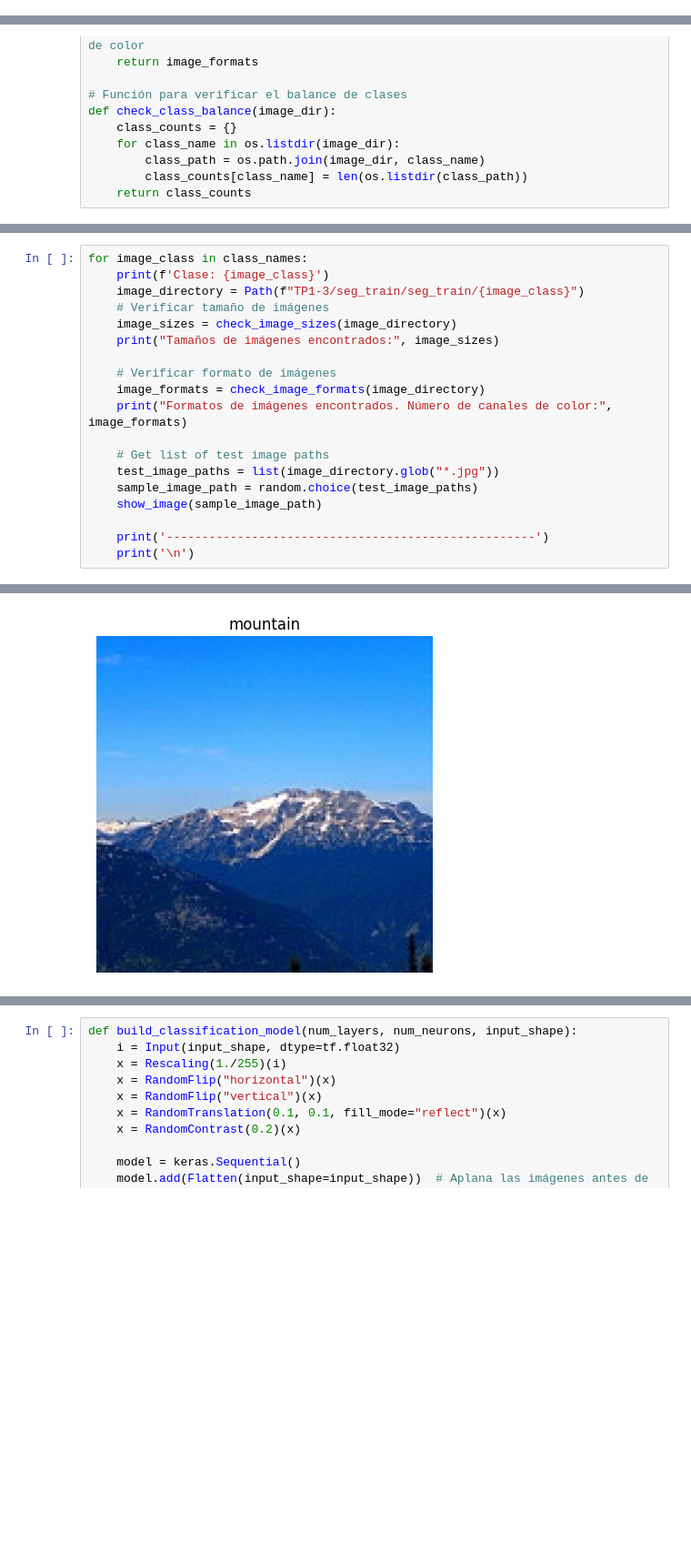
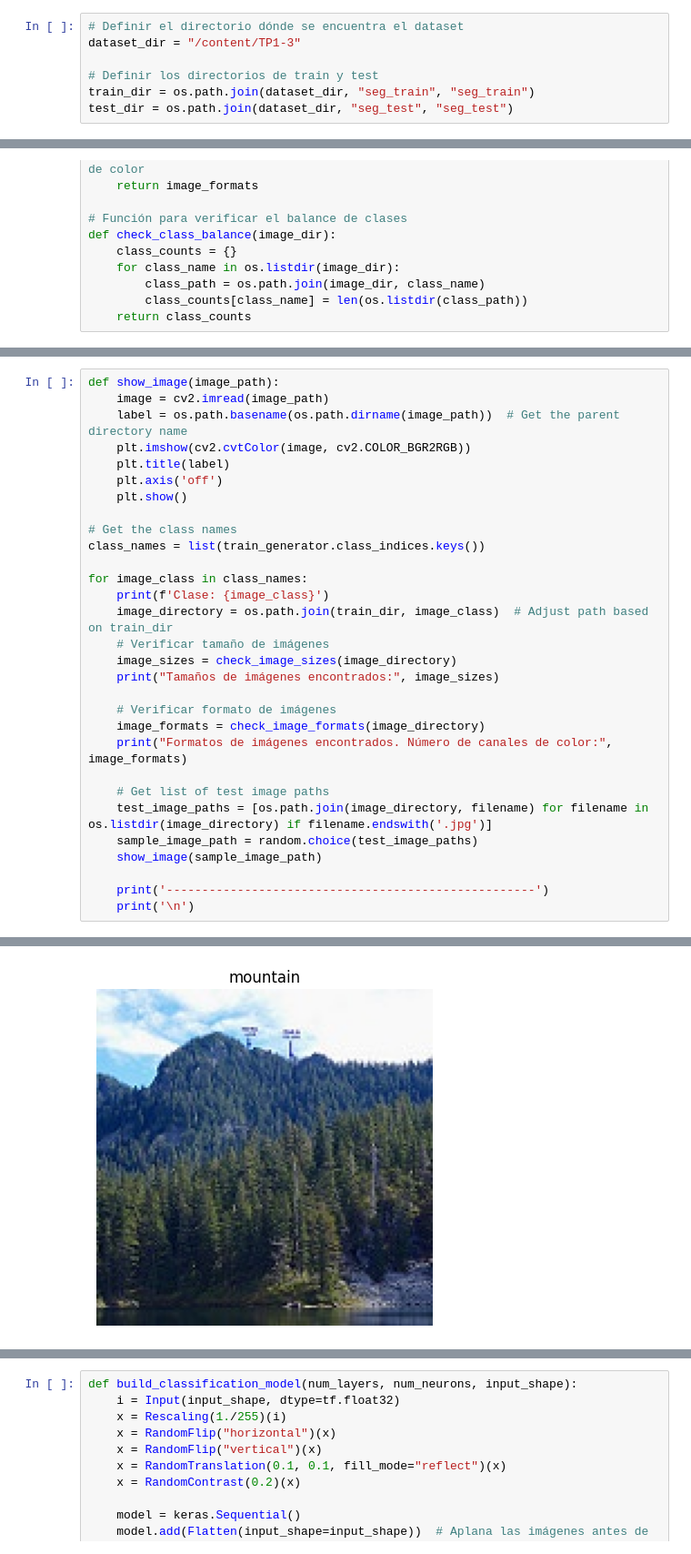
Before and after one commit to salvanya/DeepLearning_TP1, a Jupyter notebook: Image_classification.ipynb, the cells around one changed output, grey strips where cells are left out. Shown at 91% size. Saved outputs shown, nothing was run; the diff lists cells and outputs as text; blank space fills up the shorter version.

```diff
--- a/Image_classification.ipynb
+++ b/Image_classification.ipynb
@@ -155,0 +124,7 @@ for images, labels in train_ds.take(1):
+# %%
+# Definir el directorio dónde se encuentra el dataset
+dataset_dir = "/content/TP1-3"
+
+# Definir los directorios de train y test
+train_dir = os.path.join(dataset_dir, "seg_train", "seg_train")
+test_dir = os.path.join(dataset_dir, "seg_test", "seg_test")
@@ -195,7 +214,18 @@ image_class_directory = Path("TP1-3/seg_train/seg_train")
 # %%
+def show_image(image_path):
+    image = cv2.imread(image_path)
+    label = os.path.basename(os.path.dirname(image_path))  # Get the parent directory name
+    plt.imshow(cv2.cvtColor(image, cv2.COLOR_BGR2RGB))
+    plt.title(label)
+    plt.axis('off')
+    plt.show()
+
+# Get the class names
+class_names = list(train_generator.class_indices.keys())
+
 for image_class in class_names:
     print(f'Clase: {image_class}')
-    image_directory = Path(f"TP1-3/seg_train/seg_train/{image_class}")
+    image_directory = os.path.join(train_dir, image_class)  # Adjust path based on train_dir
     # Verificar tamaño de imágenes
     image_sizes = check_image_sizes(image_directory)
     print("Tamaños de imágenes encontrados:", image_sizes)
@@ -205,7 +235,7 @@ for image_class in class_names:
     print("Formatos de imágenes encontrados. Número de canales de color:", image_formats)
 
     # Get list of test image paths
-    test_image_paths = list(image_directory.glob("*.jpg"))
+    test_image_paths = [os.path.join(image_directory, filename) for filename in os.listdir(image_directory) if filename.endswith('.jpg')]
     sample_image_path = random.choice(test_image_paths)
     show_image(sample_image_path)
 
@@ -238,5 +268,5 @@ Tamaños de imágenes encontrados: {(143, 150), (141, 150), (146, 150), (145, 15
 Formatos de imágenes encontrados. Número de canales de color: {3}
-[figure, old version]
+[figure, new version]
 ----------------------------------------------------
 
 
```
Also changed, not shown: parts of 120 cells of this notebook.
